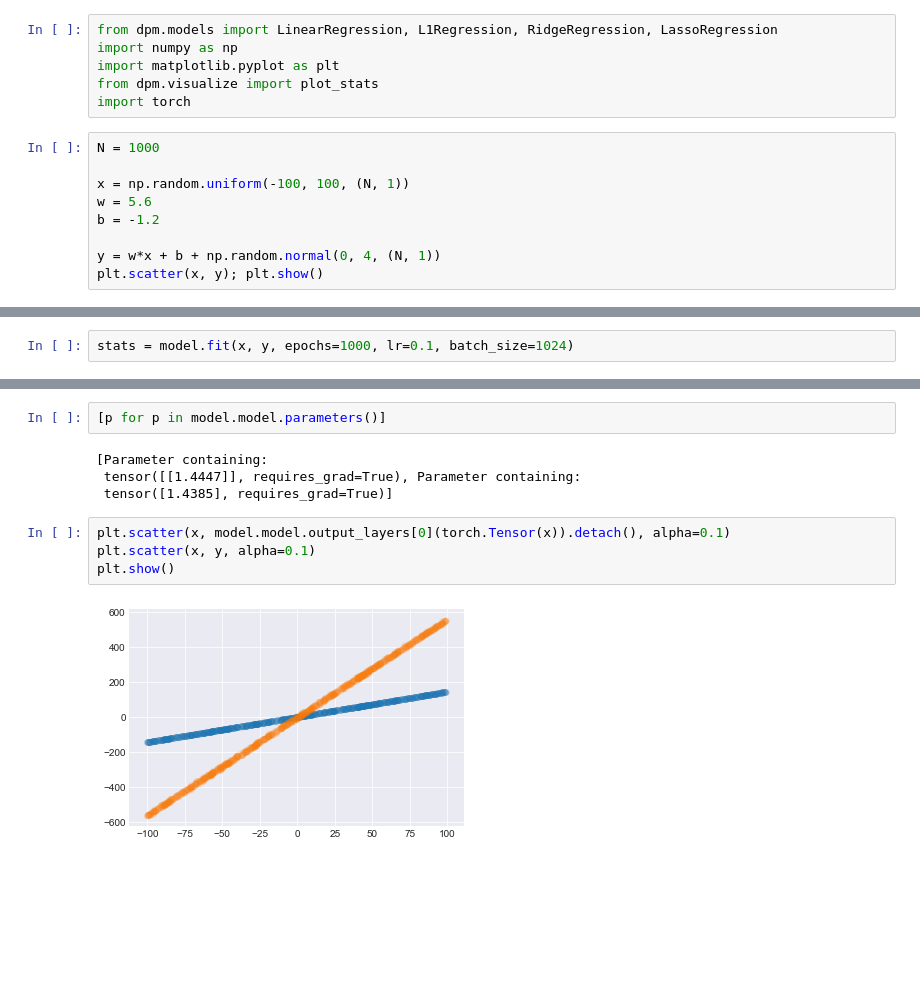
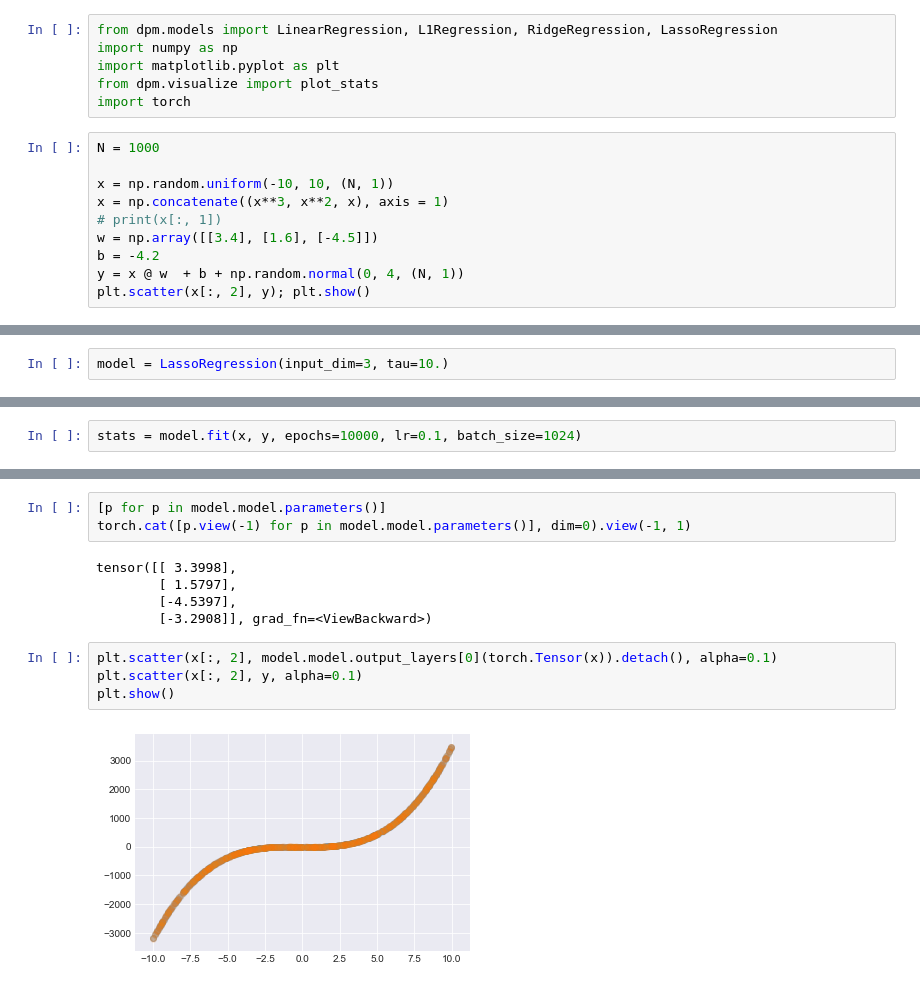
Before and after one commit to nextBillyonair/DPM, a Jupyter notebook: Notebooks/Regression/LinearRegression.ipynb, the cells around one changed output, grey strips where cells are left out. Drawn from its saved outputs; the diff is of its cells as text; blank space fills up the shorter version.

```diff
--- a/Notebooks/Regression/LinearRegression.ipynb
+++ b/Notebooks/Regression/LinearRegression.ipynb
@@ -7,10 +7,11 @@ import torch
 # %%
 N = 1000
 
-x = np.random.uniform(-100, 100, (N, 1))
-w = 5.6
-b = -1.2
-
-y = w*x + b + np.random.normal(0, 4, (N, 1))
-plt.scatter(x, y); plt.show()
+x = np.random.uniform(-10, 10, (N, 1))
+x = np.concatenate((x**3, x**2, x), axis = 1)
+# print(x[:, 1])
+w = np.array([[3.4], [1.6], [-4.5]])
+b = -4.2
+y = x @ w  + b + np.random.normal(0, 4, (N, 1))
+plt.scatter(x[:, 2], y); plt.show()
 # %% [output]
@@ -20,3 +19,5 @@ model = LinearRegression()
+# %%
+model = LassoRegression(input_dim=3, tau=10.)
 # %%
 [p.view(-1) for p in model.model.parameters()]
 # %% [output]
@@ -29,2 +30,2 @@ tensor([-0.2003,  0.2548], grad_fn=<CatBackward>)
 # %%
-stats = model.fit(x, y, epochs=1000, lr=0.1, batch_size=1024)
+stats = model.fit(x, y, epochs=10000, lr=0.1, batch_size=1024)
@@ -58,12 +41,14 @@ plot_stats(stats)
 # %%
 [p for p in model.model.parameters()]
+torch.cat([p.view(-1) for p in model.model.parameters()], dim=0).view(-1, 1)
 # %% [output]
-[Parameter containing:
- tensor([[1.4447]], requires_grad=True), Parameter containing:
- tensor([1.4385], requires_grad=True)]
+tensor([[ 3.3998],
+        [ 1.5797],
+        [-4.5397],
+        [-3.2908]], grad_fn=<ViewBackward>)
 # %%
-plt.scatter(x, model.model.output_layers[0](torch.Tensor(x)).detach(), alpha=0.1)
-plt.scatter(x, y, alpha=0.1)
+plt.scatter(x[:, 2], model.model.output_layers[0](torch.Tensor(x)).detach(), alpha=0.1)
+plt.scatter(x[:, 2], y, alpha=0.1)
 plt.show()
 # %% [output]
-[figure, old version]
+[figure, new version]
```
Also changed, not shown: parts of 12 cells of this notebook, 2 other files.
